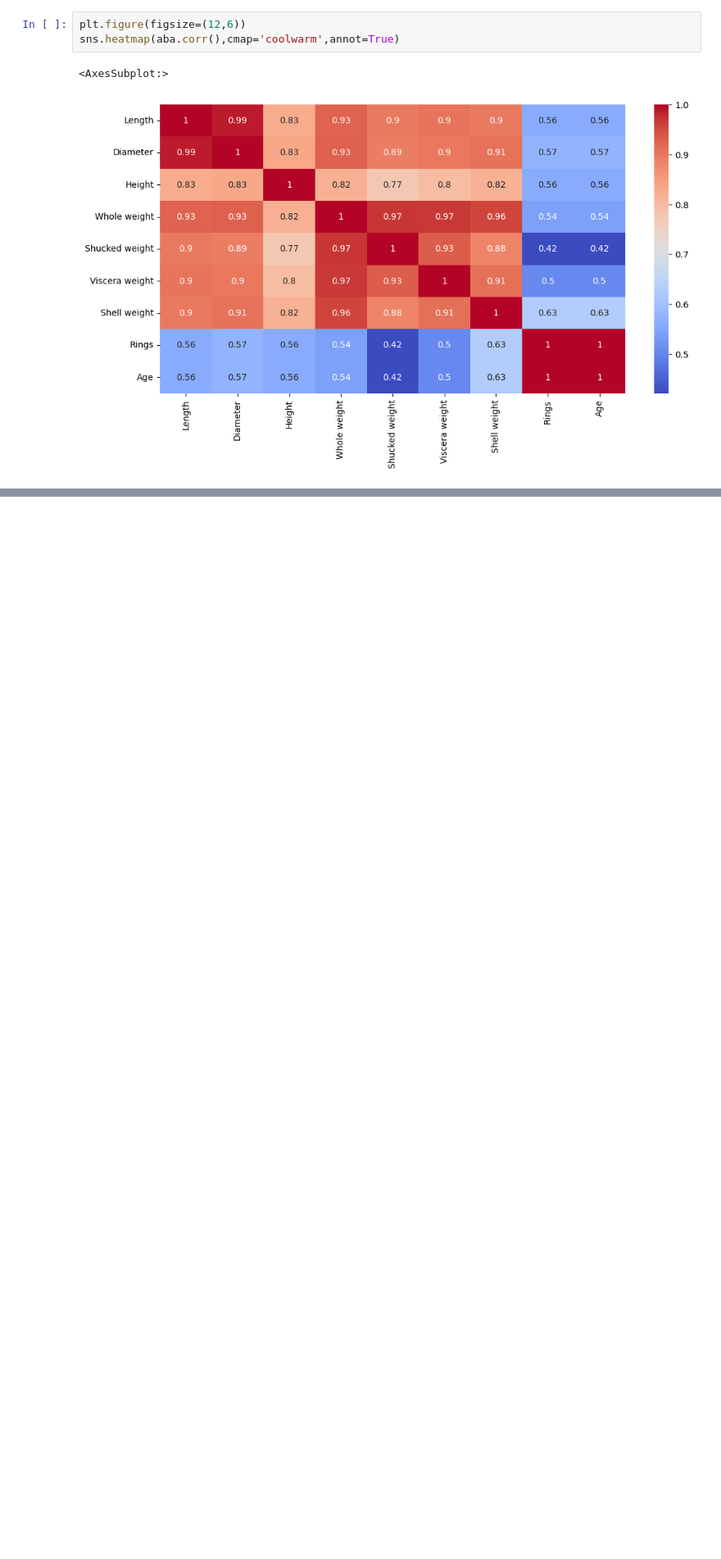
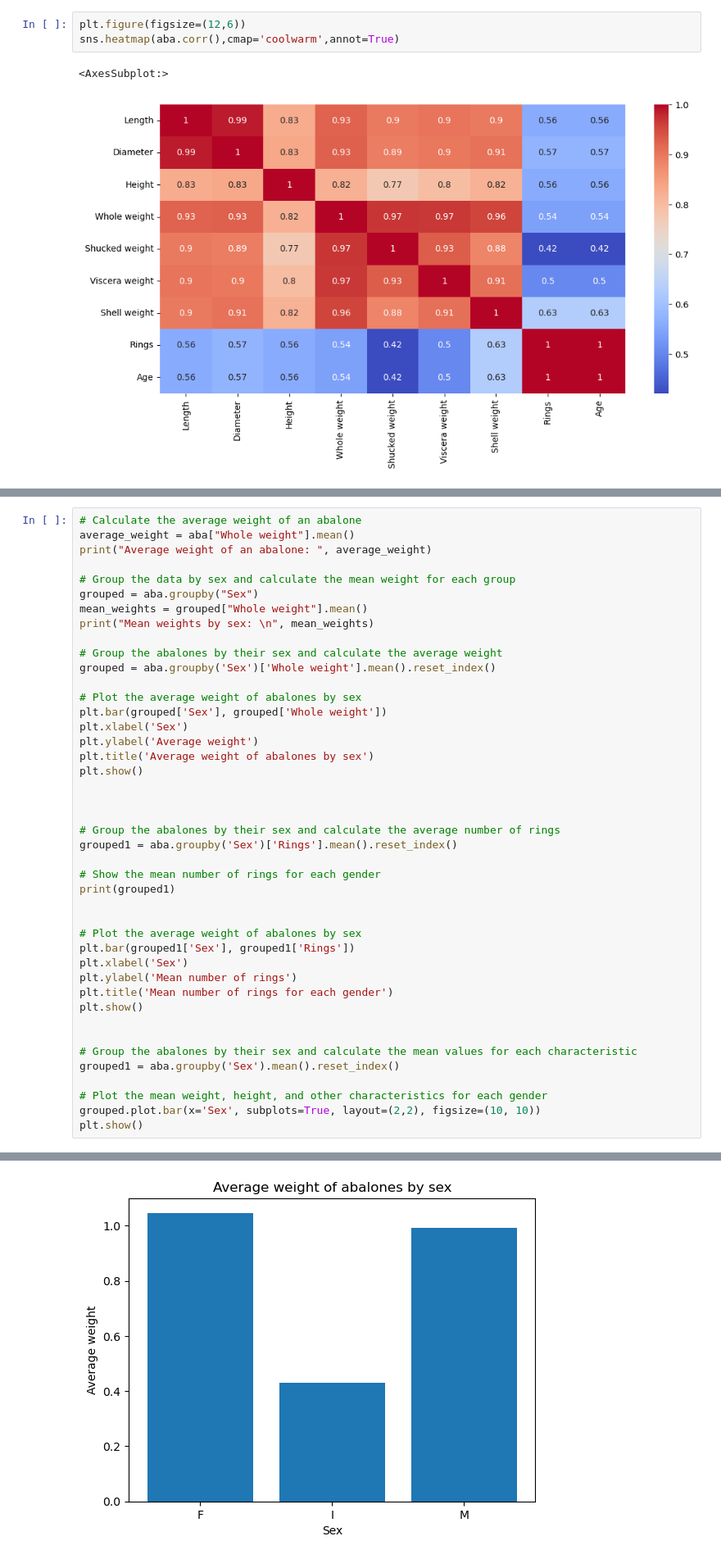
Before and after one commit to The-DigitalAcademy/Abalone_Dashboard, a Jupyter notebook: Abalone_Analysis.ipynb, the cells around one changed output, grey strips where cells are left out. Shown at 82% size. Drawn from its saved outputs; the diff is of its cells as text; blank space fills up the shorter version.

```diff
--- a/Abalone_Analysis.ipynb
+++ b/Abalone_Analysis.ipynb
@@ -129,0 +161,44 @@ sns.heatmap(aba.corr(),cmap='coolwarm',annot=True)
+# %%
+# Calculate the average weight of an abalone
+average_weight = aba["Whole weight"].mean()
+print("Average weight of an abalone: ", average_weight)
+
+# Group the data by sex and calculate the mean weight for each group
+grouped = aba.groupby("Sex")
+mean_weights = grouped["Whole weight"].mean()
+print("Mean weights by sex: \n", mean_weights)
+
+# Group the abalones by their sex and calculate the average weight
+grouped = aba.groupby('Sex')['Whole weight'].mean().reset_index()
+
+# Plot the average weight of abalones by sex
+plt.bar(grouped['Sex'], grouped['Whole weight'])
+plt.xlabel('Sex')
+plt.ylabel('Average weight')
+plt.title('Average weight of abalones by sex')
+plt.show()
+
+
+
+# Group the abalones by their sex and calculate the average number of rings
+grouped1 = aba.groupby('Sex')['Rings'].mean().reset_index()
+
+# Show the mean number of rings for each gender
+print(grouped1)
+
+
+# Plot the average weight of abalones by sex
+plt.bar(grouped1['Sex'], grouped1['Rings'])
+plt.xlabel('Sex')
+plt.ylabel('Mean number of rings')
+plt.title('Mean number of rings for each gender')
+plt.show()
+
+
+# Group the abalones by their sex and calculate the mean values for each characteristic
+grouped1 = aba.groupby('Sex').mean().reset_index()
+
+# Plot the mean weight, height, and other characteristics for each gender
+grouped.plot.bar(x='Sex', subplots=True, layout=(2,2), figsize=(10, 10))
+plt.show()
+# %% [output]
@@ -129,0 +212 @@ sns.heatmap(aba.corr(),cmap='coolwarm',annot=True)
+[figure, added]
```
Also changed, not shown: parts of 11 cells of this notebook.
